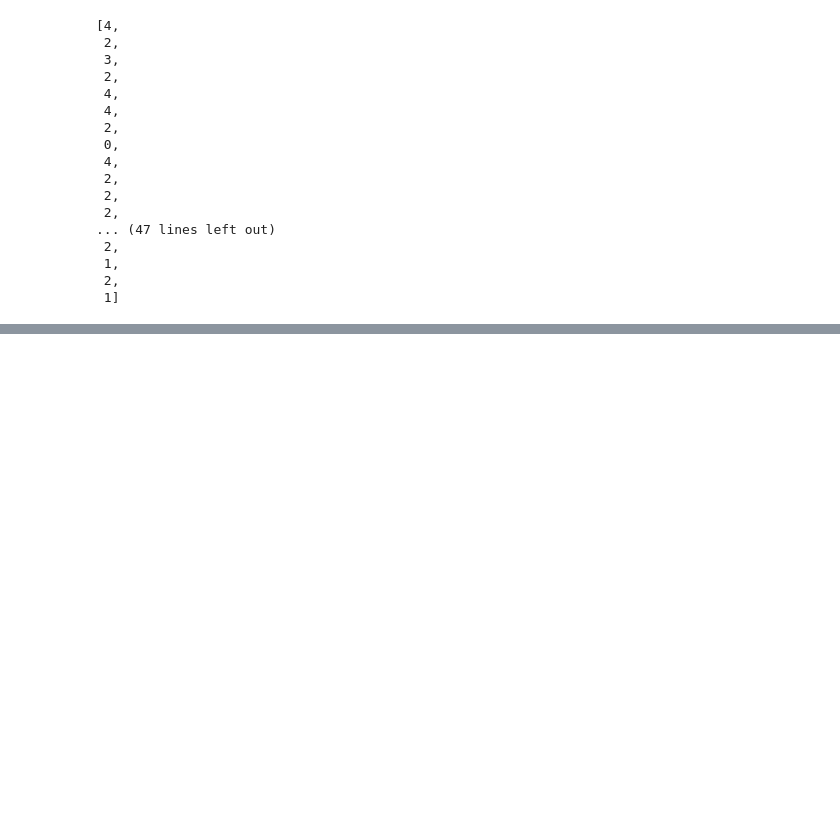
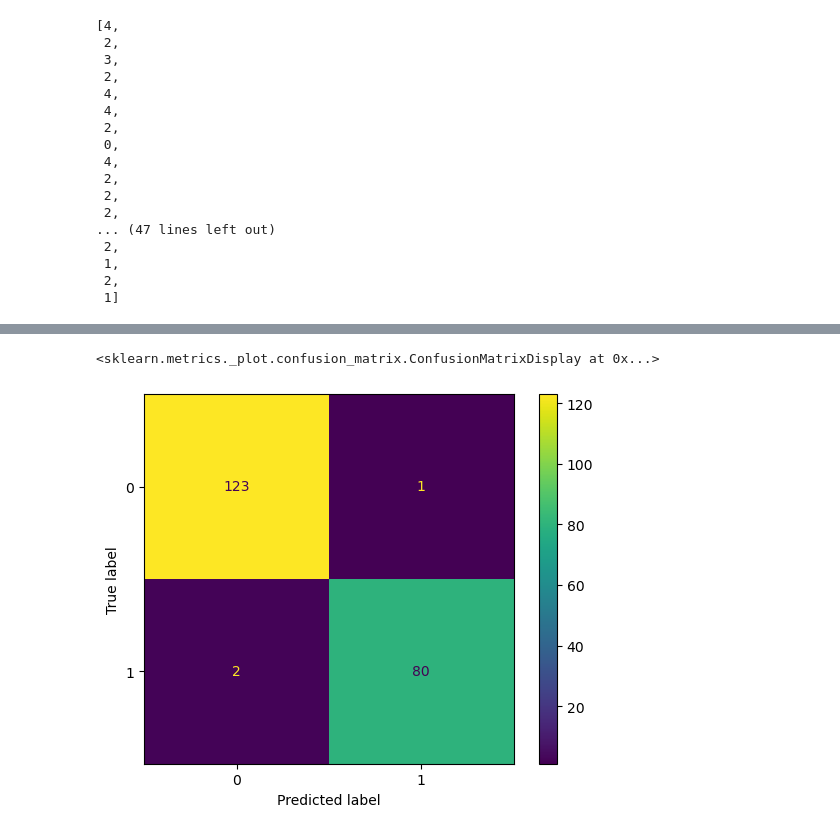
Before and after one commit to zziibbaa/pythonProject, a Jupyter notebook: Supervize_Learning/08.Tree Based Methods/Random Forest/2.Random_Forest_Classification.ipynb, the cells around one changed output, grey strips where cells are left out. Cells and saved outputs as stored; diff of their text form; code cells hidden in the pictures; blank space fills up the shorter version.

```diff
--- a/Supervize_Learning/08.Tree Based Methods/Random Forest/2.Random_Forest_Classification.ipynb
+++ b/Supervize_Learning/08.Tree Based Methods/Random Forest/2.Random_Forest_Classification.ipynb
@@ -179,0 +180,8 @@ plt.grid()
+# %%
+model=RandomForestClassifier(n_estimators=4)
+model.fit(X_train , y_train)
+y_pred=model.predict(X_test)
+ConfusionMatrixDisplay.from_predictions(y_test,y_pred)
+# %% [output]
+<sklearn.metrics._plot.confusion_matrix.ConfusionMatrixDisplay at 0x...>
+[figure, added]
```
Also changed, not shown: parts of 4 cells of this notebook, 10 other files.
